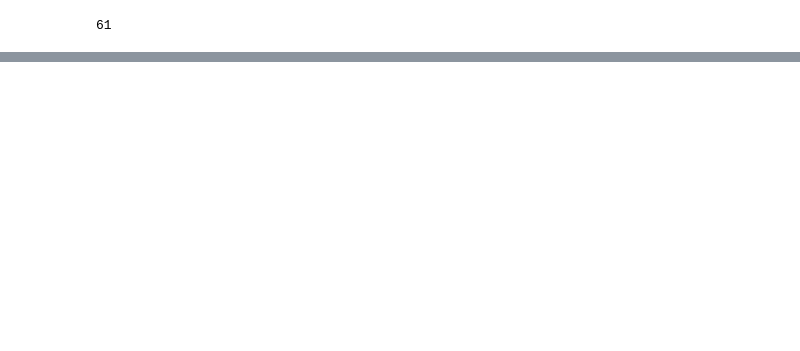
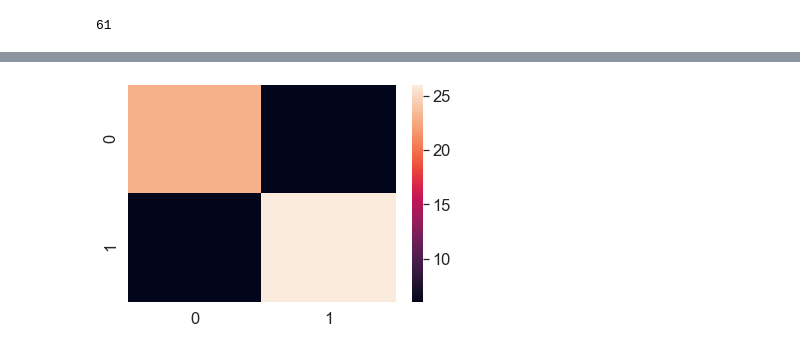
Before and after one commit to Amirhamza894/machine_learning_with_scikit_learn, a Jupyter notebook: Introduction_to_scikit_learn.ipynb, the cells around one changed output, grey strips where cells are left out. Cells and saved outputs as stored; diff of their text form; code cells hidden in the pictures; blank space fills up the shorter version.

```diff
--- a/Introduction_to_scikit_learn.ipynb
+++ b/Introduction_to_scikit_learn.ipynb
@@ -1201,0 +1284,6 @@ array([0.        , 0.        , 0.03448276, 0.03448276, 0.03448276,
+# %%
+from sklearn.metrics import confusion_matrix
+
+y_preds = clf.predict(X_test)
+
+confusion_matrix(y_test, y_preds)
@@ -1201,0 +1315,14 @@ array([0.        , 0.        , 0.03448276, 0.03448276, 0.03448276,
+# %%
+# Make our confusion matrics more visual with the help of seaborn heatmap's
+import seaborn as sns
+
+# set the font scale
+sns.set(font_scale = 1.5)
+
+# create a confusion matrics
+con_mat = confusion_matrix(y_test, y_preds)
+
+# plotting con_mat using seaborn
+sns.heatmap(con_mat);
+# %% [output]
+[figure, added]
```
Also changed, not shown: parts of 30 cells of this notebook, 2 other files.
